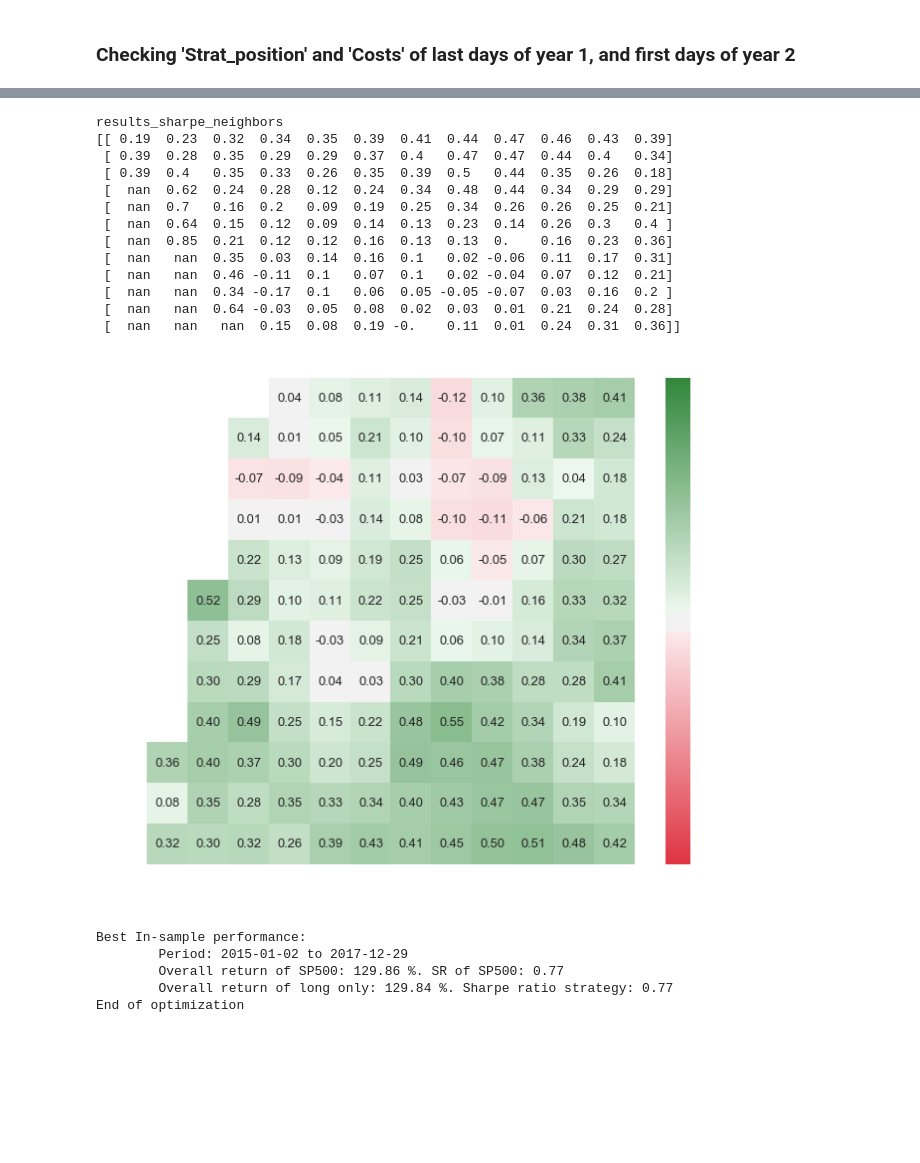
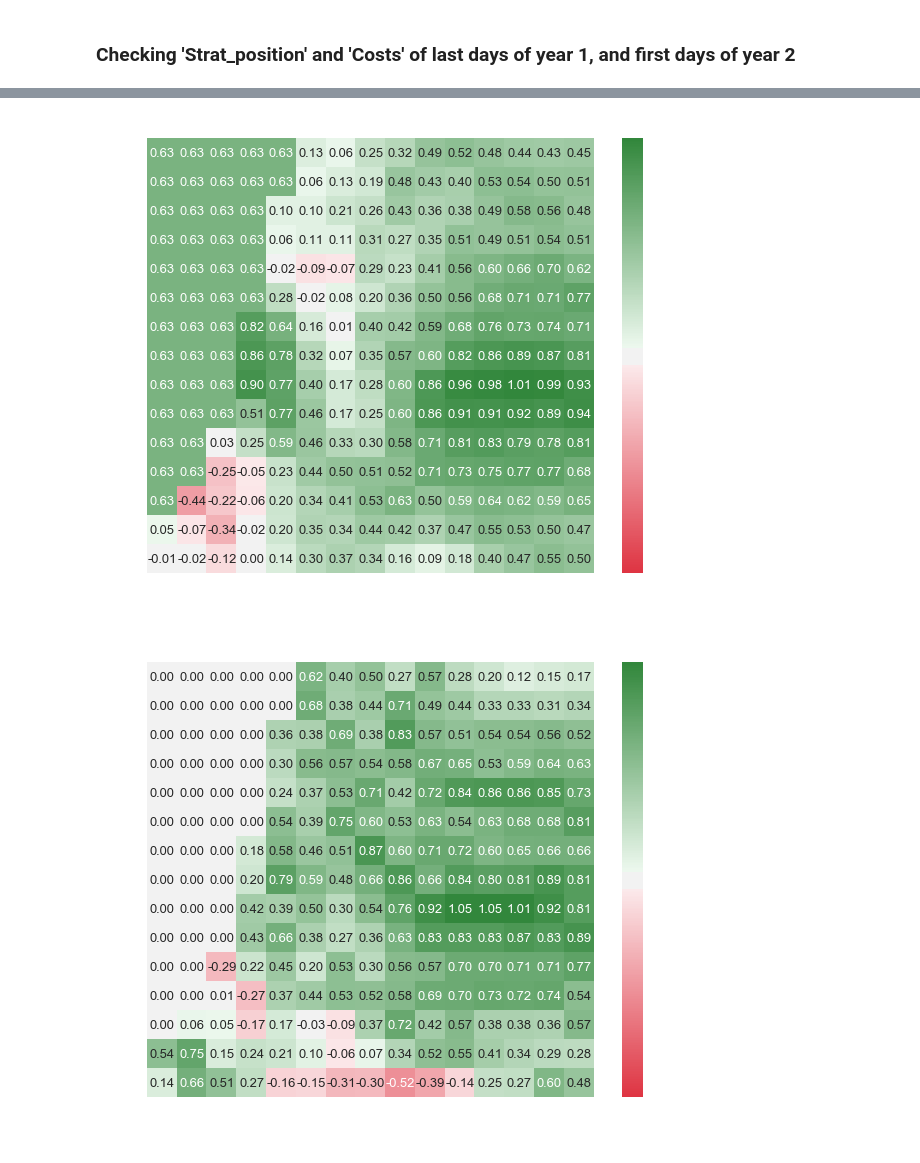
Before and after one commit to scastellanog/Walk-forward-optimization, a Jupyter notebook: Testers.ipynb, the cells around one changed output, grey strips where cells are left out. Cells and saved outputs as stored; diff of their text form; code cells hidden in the pictures; blank space fills up the shorter version.

Commit message:
Upload of Testers and update of Functions

```diff
--- a/Testers.ipynb
+++ b/Testers.ipynb
@@ -286,17 +269,14 @@ slow_ma = [20, 40, 60, 80, 100, 120, 140, 160, 180, 200, 220, 240]
 # %%
-%run Functions.ipynb
+fast_ma_list = [1, 3, 5, 10, 15, 20, 25, 30, 35, 40, 45, 50, 55, 60, 65]
+slow_ma_list = [5, 10, 20, 40, 60, 80, 100, 120, 140, 160, 180, 200, 220, 240, 260]
 
-fast_ma_list = [5, 10, 15, 20, 25, 30, 35, 40, 45, 50, 55, 60]
-slow_ma_list = [20, 40, 60, 80, 100, 120, 140, 160, 180, 200, 220, 240]
+IS_start_years = pd.date_range(start='2016-01-01', end='2019-01-01', freq='1YS', closed=None)
+IS_end_years = pd.date_range(start='2018-12-31', end='2019-12-31', freq='1Y', closed=None)
+OOS_start_years = pd.date_range(start='2019-01-01', end='2020-01-01', freq='1YS', closed=None)
+OOS_end_years = pd.date_range(start='2019-12-31', end='2020-12-31', freq='1Y', closed=None)
 
-IS_start_years = pd.date_range(start='2015-01-01', end='2015-01-01', freq='1YS', closed=None)
-IS_end_years = pd.date_range(start='2017-12-31', end='2017-12-31', freq='1Y', closed=None)
-OOS_start_years = pd.date_range(start='2018-01-01', end='2018-01-01', freq='1YS', closed=None)
-OOS_end_years = pd.date_range(start='2018-12-31', end='2018-12-31', freq='1Y', closed=None)
+print_periods(IS_start_years, IS_end_years, OOS_start_years, OOS_end_years)
 
-#len(IS_start_years)
-print_periods(IS_start_years, IS_end_years, OOS_start_years, OOS_end_years)
-df = data[IS_start_years[0]:OOS_end_years[-1]].copy()
-df.head(2)
+num_neighbors_matrix = get_num_neighbors(fast_ma_list, slow_ma_list)
 # %% [output]
         In SAMPLE               OOS
@@ -308,45 +285,41 @@ df.head(2)
 # %%
-%run Functions.ipynb
+last_position = 0 # We suppose that we start not being invested. 1:long, -1:short
 
+# Copy data and create necessary columns
 df = data[IS_start_years[0]:OOS_end_years[-1]].copy()
-
-best_combinations = []
+cols = ['Strat_daily_ret', 'Strat_position', 'Long_only', 'Costs', 'Market_cum_ret']
+df = pd.concat([df, pd.DataFrame(columns=cols)])
 
 for IS_start, IS_end, OOS_start, OOS_end in zip(IS_start_years, IS_end_years, OOS_start_years, OOS_end_years):
+    results_sharpe = np.zeros((len(fast_ma_list),len(slow_ma_list)))
     results_pnl = np.zeros((len(fast_ma_list),len(slow_ma_list)))
-    results_sharpe = np.zeros((len(fast_ma_list),len(slow_ma_list)))
 
     in_sample = df.loc[IS_start:IS_end].copy()
     oos_sample = df.loc[OOS_start:OOS_end].copy()
 
     ############################################ IN SAMPLE  ############################################
-    results_pnl, results_sharpe = run_all_combinations(in_sample, fast_ma_list, slow_ma_list, allow_long_only=True)
+    results_pnl, results_sharpe, market_sharpe = run_all_combinations(in_sample, fast_ma_list, slow_ma_list)
     title = "Individual SR In Sample ("+str(IS_start.date())+":"+ str(IS_end.date()) +")"
-    show_heatmap(results_sharpe, plot_title=title, x_title="Slow MA", x_values=slow_ma_list, y_title="Fast MA", y_values=fast_ma_list)
+    show_heatmap(results_sharpe, market_sharpe, plot_title=title, x_title="Slow MA", x_values=slow_ma_list, y_title="Fast MA", y_values=fast_ma_list)
 
     # Get index of maximum SR for the In-Sample period
-    fast_index, slow_index, robust_results_sharpe = get_best_combination(results_sharpe, fast_ma_list, slow_ma_list)
-
+    fast_index, slow_index, robust_results_sharpe = get_best_combination(market_sharpe, results_sharpe, num_neighbors_matrix, allow_long_only=True)
     title = "Robust SR In Sample ("+str(IS_start.date())+":"+ str(IS_end.date()) +")"
-   # show_heatmap(robust_results_sharpe, plot_title=title, x_title="Slow MA", x_values=slow_ma_list, y_title="Fast MA", y_values=fast_ma_list)
+    show_heatmap(robust_results_sharpe, market_sharpe, plot_title=title, x_title="Slow MA", x_values=slow_ma_list, y_title="Fast MA", y_values=fast_ma_list)
 
     print("Best In-sample performance:")
-    print_backtest_stats(in_sample, fast_ma_list[fast_index], slow_ma_list[slow_index], results_pnl[fast_index, slow_index], results_sharpe[fast_index, slow_index])
+    print_backtest_stats(in_sample, fast_ma_list[fast_index], slow_ma_list[slow_index], ret_strat=results_pnl[fast_index, slow_index], sr_strat=results_sharpe[fast_index, slow_index])
 
     ############################################ OUT OF SAMPLE  ############################################
-#     print("OOS performance:")
-#     _, pnl_sp, sharpe_sp = backtest_ma_strat(oos_sample, fast_ma=1, slow_ma=1)
-#     _, pnl, sharpe = backtest_ma_strat(oos_sample, fast_ma_list[fast_index], slow_ma_list[slow_index])
-#     print_backtest_stats(oos_sample, fast_ma_list[fast_index], slow_ma_list[slow_index], pnl, sharpe)
-#     best_combinations.append([fast_ma_list[fast_index], slow_ma_list[slow_index]])
+    print("OOS performance:")
+    _, pnl_sp, sharpe_sp = backtest_ma_strat(oos_sample, fast_ma=1, slow_ma=1, last_position=1) # Market- always long
+    _, pnl, sharpe = backtest_ma_strat(oos_sample, fast_ma_list[fast_index], slow_ma_list[slow_index], last_position=last_position)
 
-#     # Save OOS position and daily returns
-#     df.loc[OOS_start:OOS_end, 'Strat_position'] = oos_sample['Strat_position']
-#     df.loc[OOS_start:OOS_end, 'OOS_daily_ret'] = oos_sample['Strat_daily_ret']
-#     print()
+    print_backtest_stats(oos_sample, fast_ma_list[fast_index], slow_ma_list[slow_index], pnl, sharpe)
 
-# results_df = prepare_oos_df(df.copy(), start_date=OOS_start_years[0], end_date=OOS_end_years[-1])
-# results_df.iloc[[0,-1]]
+    # Save come columns from OOS
+    df.loc[OOS_start:OOS_end, cols] = oos_sample[cols]
+    print()
 
-print("End of optimization")
+print("End of Walk Forward Optimization")
 # %% [output]
@@ -354,19 +346,2 @@ print("End of optimization")
-results_sharpe_neighbors
-[[ 0.19  0.23  0.32  0.34  0.35  0.39  0.41  0.44  0.47  0.46  0.43  0.39]
- [ 0.39  0.28  0.35  0.29  0.29  0.37  0.4   0.47  0.47  0.44  0.4   0.34]
- [ 0.39  0.4   0.35  0.33  0.26  0.35  0.39  0.5   0.44  0.35  0.26  0.18]
- [  nan  0.62  0.24  0.28  0.12  0.24  0.34  0.48  0.44  0.34  0.29  0.29]
- [  nan  0.7   0.16  0.2   0.09  0.19  0.25  0.34  0.26  0.26  0.25  0.21]
- [  nan  0.64  0.15  0.12  0.09  0.14  0.13  0.23  0.14  0.26  0.3   0.4 ]
- [  nan  0.85  0.21  0.12  0.12  0.16  0.13  0.13  0.    0.16  0.23  0.36]
- [  nan   nan  0.35  0.03  0.14  0.16  0.1   0.02 -0.06  0.11  0.17  0.31]
- [  nan   nan  0.46 -0.11  0.1   0.07  0.1   0.02 -0.04  0.07  0.12  0.21]
- [  nan   nan  0.34 -0.17  0.1   0.06  0.05 -0.05 -0.07  0.03  0.16  0.2 ]
- [  nan   nan  0.64 -0.03  0.05  0.08  0.02  0.03  0.01  0.21  0.24  0.28]
- [  nan   nan   nan  0.15  0.08  0.19 -0.    0.11  0.01  0.24  0.31  0.36]]
-[figure, old version]
+[figure, new version]
-Best In-sample performance:
-        Period: 2015-01-02 to 2017-12-29
-        Overall return of SP500: 129.86 %. SR of SP500: 0.77
-        Overall return of long only: 129.84 %. Sharpe ratio strategy: 0.77
-End of optimization
+[figure, added]
```
Also changed, not shown: parts of 28 cells of this notebook, 4 other files.
